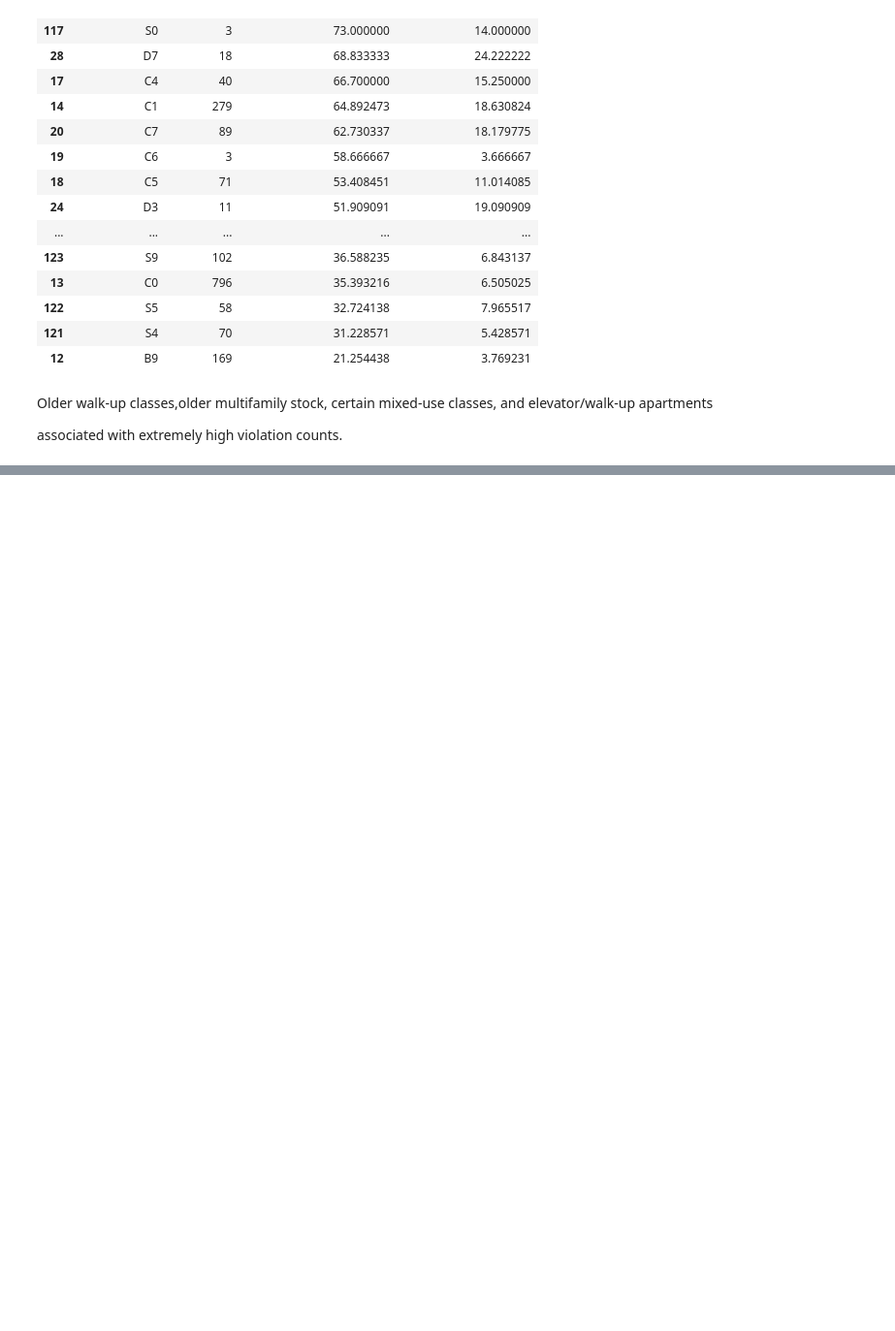
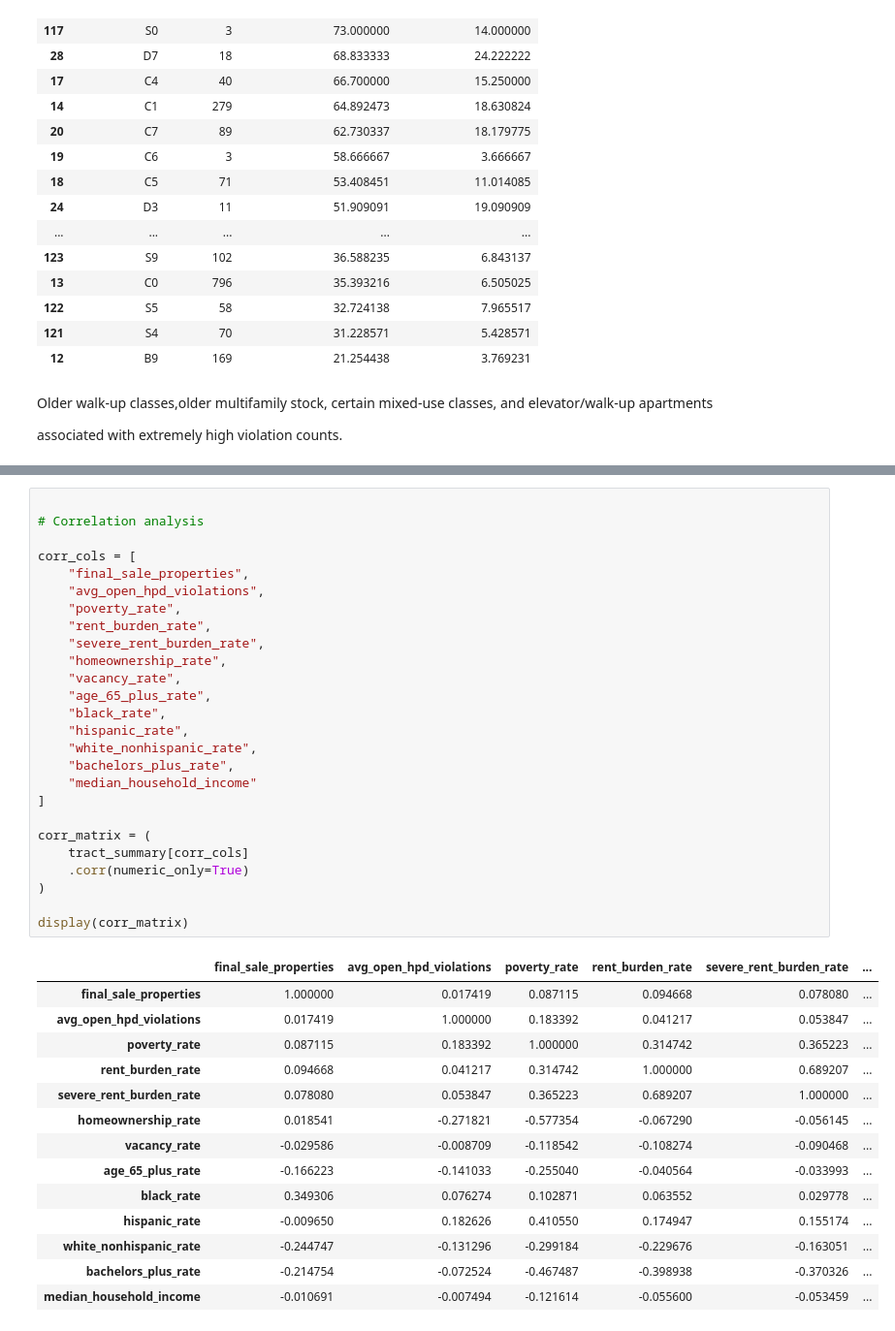
Before and after one commit to existentialblarn/tax-enforcement, a Jupyter notebook: data-analysis/exploratory_analysis.ipynb, the cells around one changed output, grey strips where cells are left out. Shown at 97% size. Drawn from its saved outputs; the diff is of its cells as text; blank space fills up the shorter version.

Commit message:
analysis

```diff
--- a/data-analysis/exploratory_analysis.ipynb
+++ b/data-analysis/exploratory_analysis.ipynb
@@ -288,0 +400,41 @@ associated with extremely high violation counts.
+# %%
+
+# Correlation analysis
+
+corr_cols = [
+    "final_sale_properties",
+    "avg_open_hpd_violations",
+    "poverty_rate",
+    "rent_burden_rate",
+    "severe_rent_burden_rate",
+    "homeownership_rate",
+    "vacancy_rate",
+    "age_65_plus_rate",
+    "black_rate",
+    "hispanic_rate",
+    "white_nonhispanic_rate",
+    "bachelors_plus_rate",
+    "median_household_income"
+]
+
+corr_matrix = (
+    tract_summary[corr_cols]
+    .corr(numeric_only=True)
+)
+
+display(corr_matrix)
+# %% [output]
+|  | final_sale_properties | avg_open_hpd_violations | poverty_rate | rent_burden_rate | severe_rent_burden_rate | ... |
+| final_sale_properties | 1.000000 | 0.017419 | 0.087115 | 0.094668 | 0.078080 | ... |
+| avg_open_hpd_violations | 0.017419 | 1.000000 | 0.183392 | 0.041217 | 0.053847 | ... |
+| poverty_rate | 0.087115 | 0.183392 | 1.000000 | 0.314742 | 0.365223 | ... |
+| rent_burden_rate | 0.094668 | 0.041217 | 0.314742 | 1.000000 | 0.689207 | ... |
+| severe_rent_burden_rate | 0.078080 | 0.053847 | 0.365223 | 0.689207 | 1.000000 | ... |
+| homeownership_rate | 0.018541 | -0.271821 | -0.577354 | -0.067290 | -0.056145 | ... |
+| vacancy_rate | -0.029586 | -0.008709 | -0.118542 | -0.108274 | -0.090468 | ... |
+| age_65_plus_rate | -0.166223 | -0.141033 | -0.255040 | -0.040564 | -0.033993 | ... |
+| black_rate | 0.349306 | 0.076274 | 0.102871 | 0.063552 | 0.029778 | ... |
+| hispanic_rate | -0.009650 | 0.182626 | 0.410550 | 0.174947 | 0.155174 | ... |
+| white_nonhispanic_rate | -0.244747 | -0.131296 | -0.299184 | -0.229676 | -0.163051 | ... |
+| bachelors_plus_rate | -0.214754 | -0.072524 | -0.467487 | -0.398938 | -0.370326 | ... |
+| median_household_income | -0.010691 | -0.007494 | -0.121614 | -0.055600 | -0.053459 | ... |
```
Also changed, not shown: parts of 9 cells of this notebook, 1 other file.
